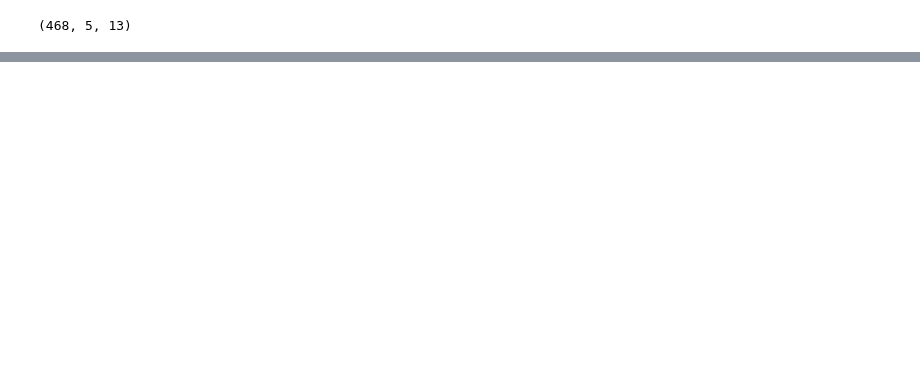
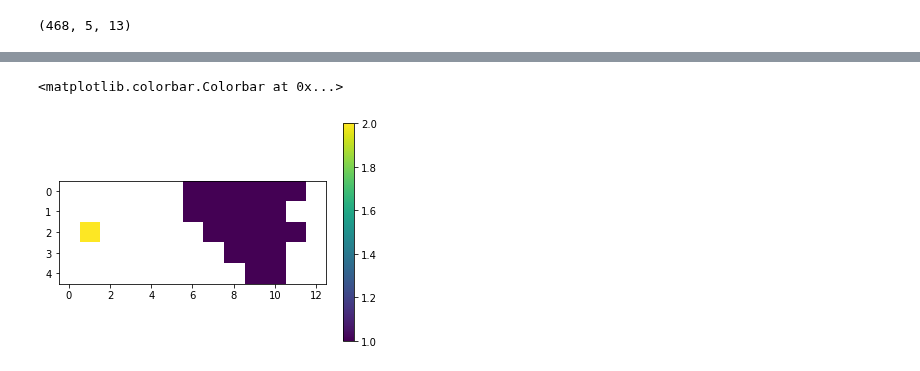
Before and after one commit to AI4S2S/s2spy, a Jupyter notebook: notebooks/prototype_RGDR.ipynb, the cells around one changed output, grey strips where cells are left out. Cells and saved outputs as stored; diff of their text form; code cells hidden in the pictures; blank space fills up the shorter version.

```diff
--- a/notebooks/prototype_RGDR.ipynb
+++ b/notebooks/prototype_RGDR.ipynb
@@ -144,7 +158,7 @@ plt.imshow(correlation) ; plt.colorbar()
 lags = np.array([lag])
 n_splits = 1
 precur_arr = field_lag_0.copy() # Precursor field: only August period (08-01, 08-31)
-xrcorr = precur_arr.isel(index=0).drop('index').copy()
+xrcorr = precur_arr.isel(index=0).drop('index').drop('anchor_year').drop('i_interval').copy()
 orig_mask = np.isnan(precur_arr[1]) # mask of first timestep?
 if 'lag' not in xrcorr.dims:
     # add lags
@@ -163,4 +177,6 @@ xrpvals[0,0] = p_values
 # create mask + add multiple hypothesis testing (from statsmodels)
 # for simplicity
 alpha = .05
-# xrcorr['mask'] = p_values < alpha
+# for mask, we also need to create axes for split and lag
+mask = (p_values < alpha)[None, None, :, :]
+xrcorr['mask'] = (('split', 'lag', 'latitude', 'longitude'), mask==False)
@@ -176,0 +196,5 @@ prec_labels = cluster_DBSCAN_regions(corr_xr: xr.DataArray,
+# %%
+plt.imshow(prec_labels[0,0]) ; plt.colorbar()
+# %% [output]
+<matplotlib.colorbar.Colorbar at 0x...>
+[figure, added]
```
Also changed, not shown: parts of 16 cells of this notebook, 3 other files.
